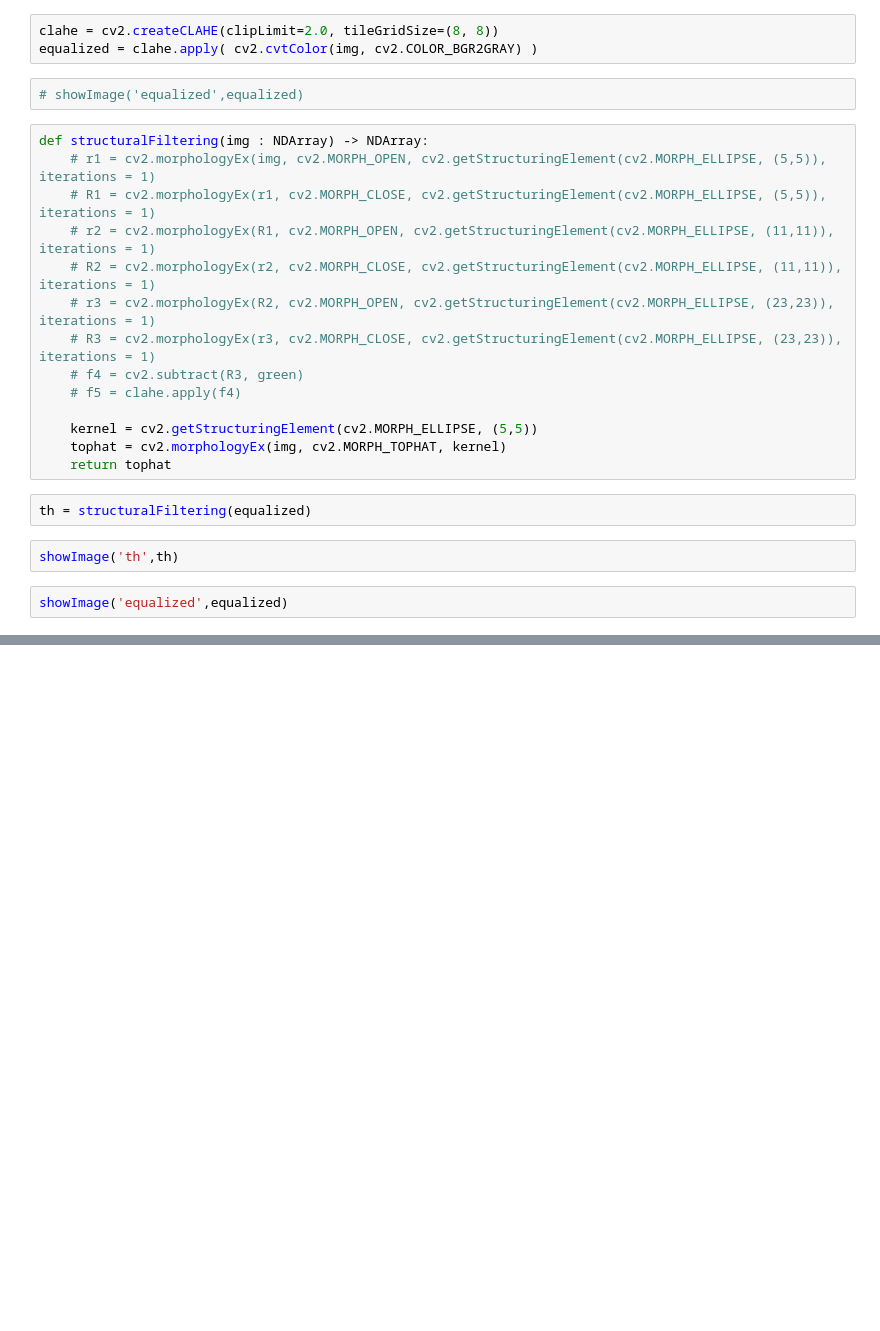
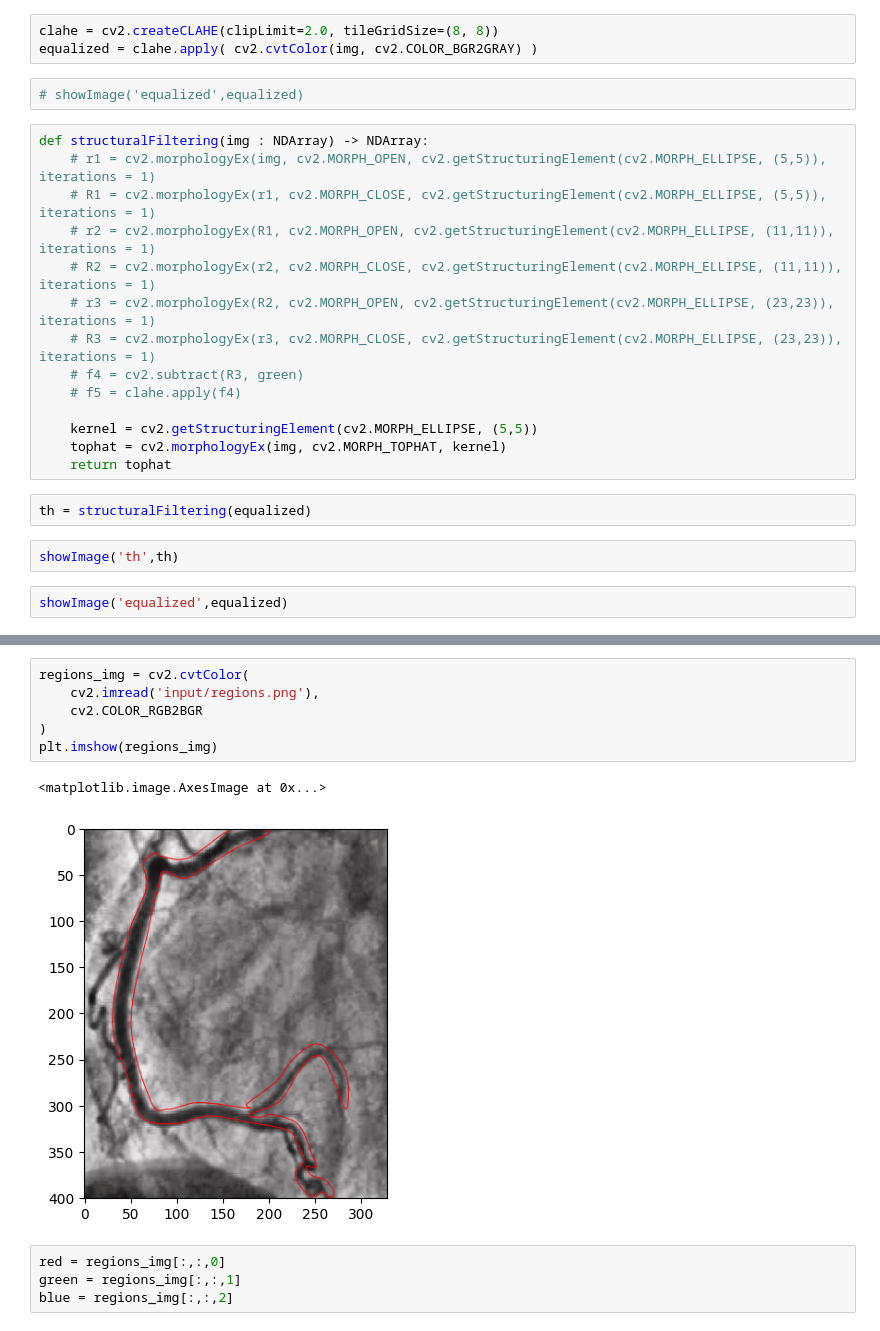
Before and after one commit to jbenshetler/vessel_segmentation, a Jupyter notebook: seg.ipynb, the cells around one changed output, grey strips where cells are left out. Cells and saved outputs as stored; diff of their text form; blank space fills up the shorter version.

```diff
--- a/seg.ipynb
+++ b/seg.ipynb
@@ -46,0 +70,13 @@ ValueError: x and y must have same first dimension, but have shapes (256,) and (
+# %%
+regions_img = cv2.cvtColor(
+    cv2.imread('input/regions.png'),
+    cv2.COLOR_RGB2BGR
+)
+plt.imshow(regions_img)
+# %% [output]
+<matplotlib.image.AxesImage at 0x...>
+[figure, added]
+# %%
+red = regions_img[:,:,0]
+green = regions_img[:,:,1]
+blue = regions_img[:,:,2]
```
Also changed, not shown: parts of 16 cells of this notebook.
